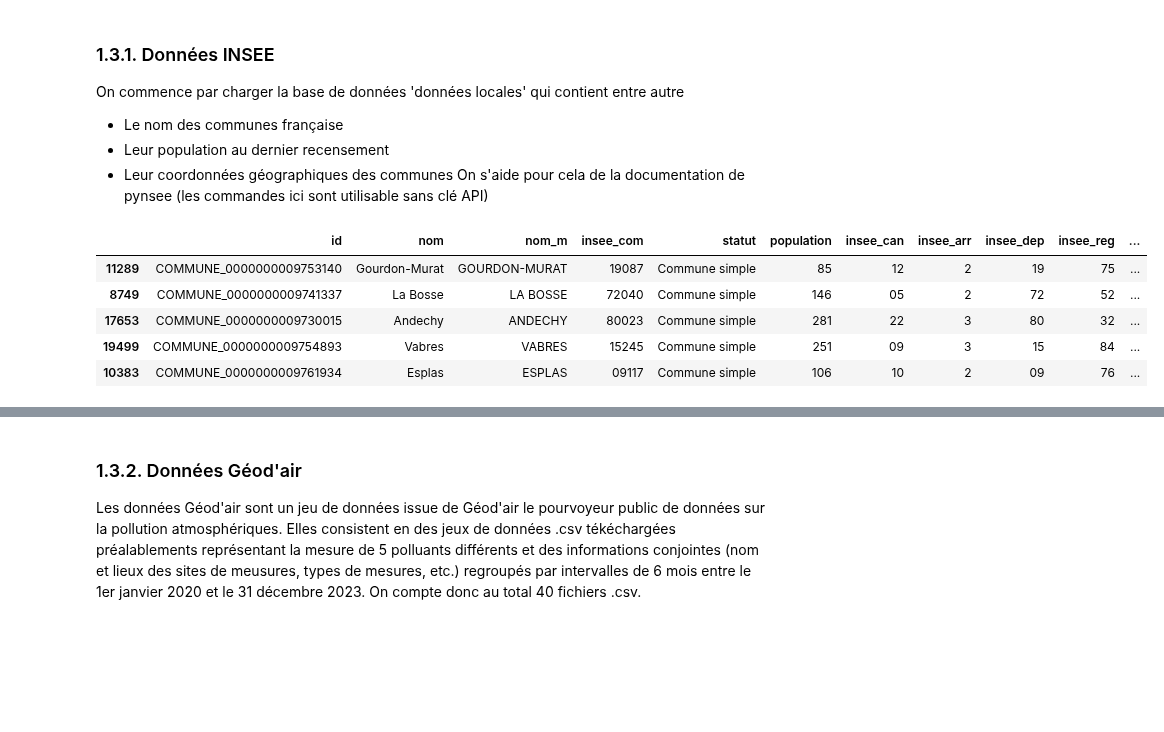
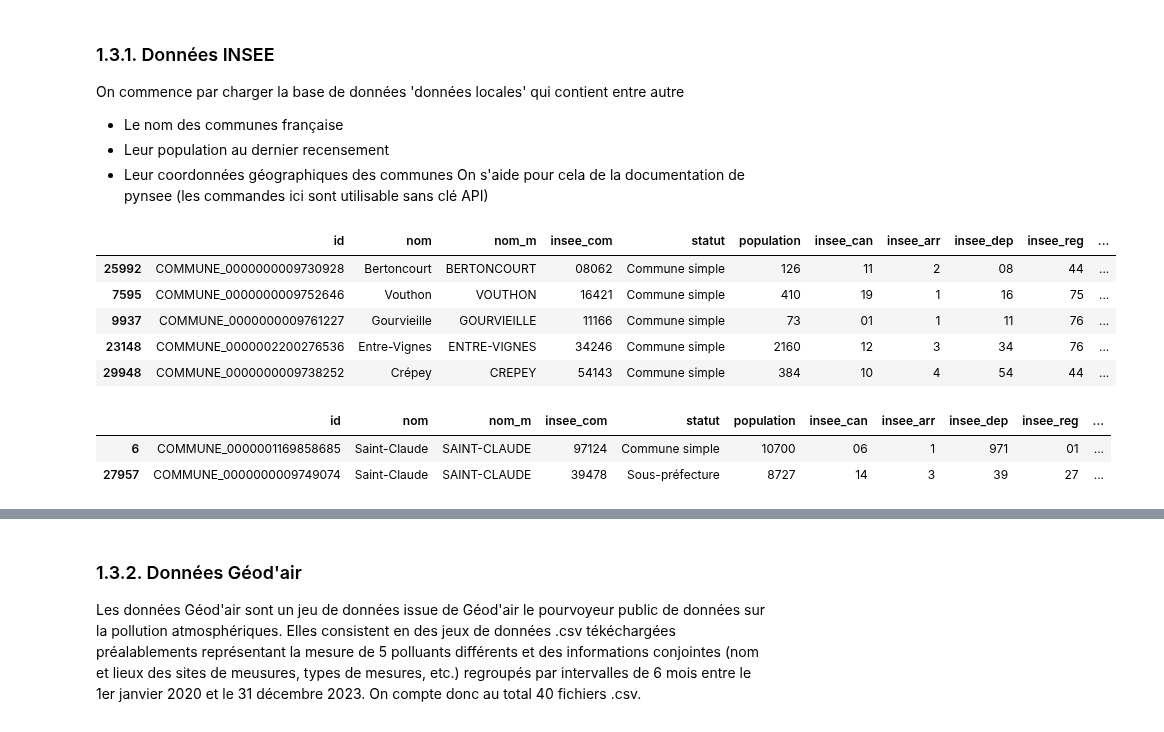
Before and after one commit to Antoine-Merienne/Projet-data-science-Mornand-Merienne, a Jupyter notebook: analyse_pollution_air.ipynb, the cells around one changed output, grey strips where cells are left out. Drawn from its saved outputs; the diff is of its cells as text; code cells hidden in the pictures; blank space fills up the shorter version.

```diff
--- a/analyse_pollution_air.ipynb
+++ b/analyse_pollution_air.ipynb
@@ -38,17 +38,24 @@ On s'aide pour cela de la documentation de pynsee (les commandes ici sont utilis
 # %%
 # On récupère la liste géographique
 geodata_list = get_geodata_list()
 # On récupère la liste des limites géographique des départements
 com = get_geodata('ADMINEXPRESS-COG-CARTO.LATEST:commune')
 
-mapcom = gpd.GeoDataFrame(com).set_crs("EPSG:3857")
+mapcom_raw = gpd.GeoDataFrame(com).set_crs("EPSG:3857")
 
 #Le jeu de données contenant les informations que nous cherchons est le suivant
-mapcom.sample(5)
+mapcom_raw.sample(5)
 # %% [output]
 |  | id | nom | nom_m | insee_com | statut | population | insee_can | insee_arr | insee_dep | insee_reg | ... |
-| 11289 | COMMUNE_0000000009753140 | Gourdon-Murat | GOURDON-MURAT | 19087 | Commune simple | 85 | 12 | 2 | 19 | 75 | ... |
-| 8749 | COMMUNE_0000000009741337 | La Bosse | LA BOSSE | 72040 | Commune simple | 146 | 05 | 2 | 72 | 52 | ... |
-| 17653 | COMMUNE_0000000009730015 | Andechy | ANDECHY | 80023 | Commune simple | 281 | 22 | 3 | 80 | 32 | ... |
-| 19499 | COMMUNE_0000000009754893 | Vabres | VABRES | 15245 | Commune simple | 251 | 09 | 3 | 15 | 84 | ... |
-| 10383 | COMMUNE_0000000009761934 | Esplas | ESPLAS | 09117 | Commune simple | 106 | 10 | 2 | 09 | 76 | ... |
+| 25992 | COMMUNE_0000000009730928 | Bertoncourt | BERTONCOURT | 08062 | Commune simple | 126 | 11 | 2 | 08 | 44 | ... |
+| 7595 | COMMUNE_0000000009752646 | Vouthon | VOUTHON | 16421 | Commune simple | 410 | 19 | 1 | 16 | 75 | ... |
+| 9937 | COMMUNE_0000000009761227 | Gourvieille | GOURVIEILLE | 11166 | Commune simple | 73 | 01 | 1 | 11 | 76 | ... |
+| 23148 | COMMUNE_0000002200276536 | Entre-Vignes | ENTRE-VIGNES | 34246 | Commune simple | 2160 | 12 | 3 | 34 | 76 | ... |
+| 29948 | COMMUNE_0000000009738252 | Crépey | CREPEY | 54143 | Commune simple | 384 | 10 | 4 | 54 | 44 | ... |
+# %%
+# Surtout dans les DROM-COM certaines communes apparaissent aussi comme sous-préféctures,par exemple:
+mapcom_raw[(mapcom_raw['nom_m'] == 'SAINT-CLAUDE')]
+# %% [output]
+|  | id | nom | nom_m | insee_com | statut | population | insee_can | insee_arr | insee_dep | insee_reg | ... |
+| 6 | COMMUNE_0000001169858685 | Saint-Claude | SAINT-CLAUDE | 97124 | Commune simple | 10700 | 06 | 1 | 971 | 01 | ... |
+| 27957 | COMMUNE_0000000009749074 | Saint-Claude | SAINT-CLAUDE | 39478 | Sous-préfecture | 8727 | 14 | 3 | 39 | 27 | ... |
```
Also changed, not shown: parts of 9 cells of this notebook.
